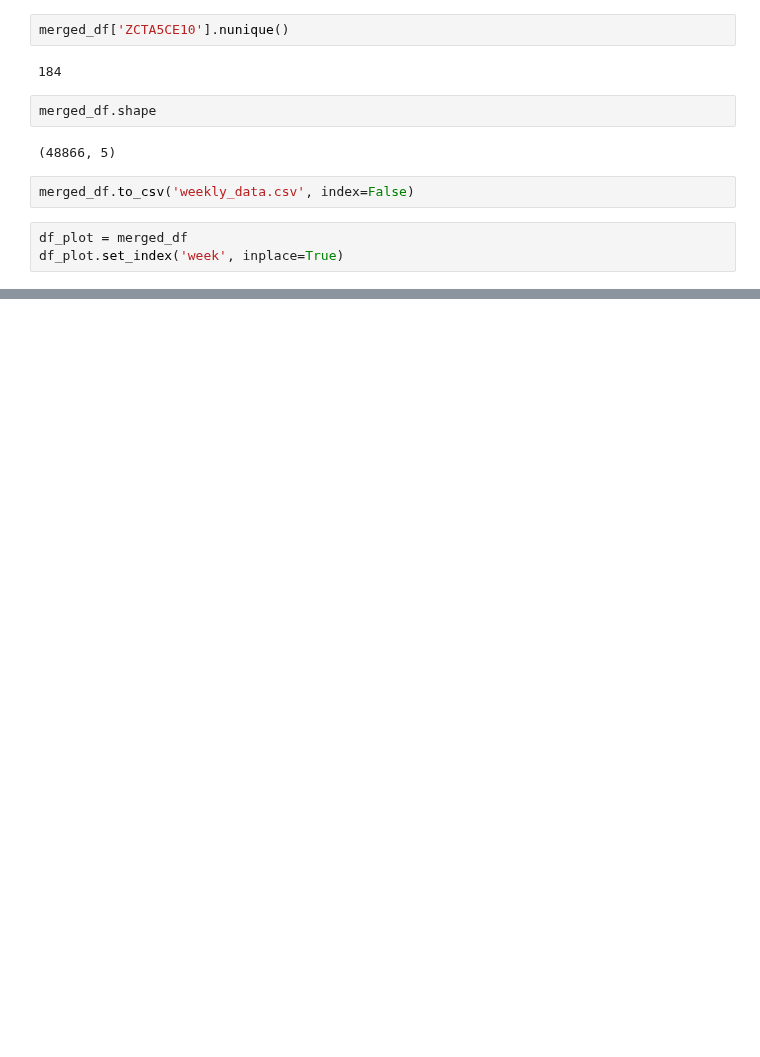
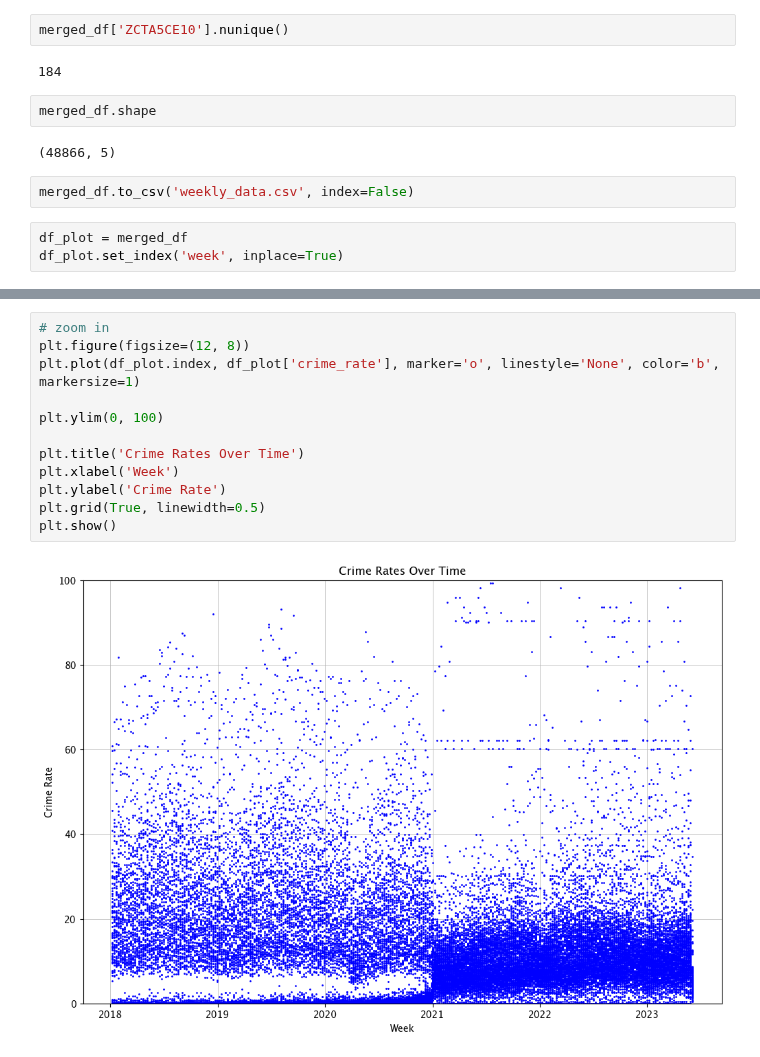
Before and after one commit to bail-reform/NYC, a Jupyter notebook: NYC_Data_Aggregation .ipynb, the cells around one changed output, grey strips where cells are left out. Drawn from its saved outputs; the diff is of its cells as text; blank space fills up the shorter version.

```diff
--- a/NYC_Data_Aggregation .ipynb
+++ b/NYC_Data_Aggregation .ipynb
@@ -252,0 +253,14 @@ print(merged_df['crime_rate'].median())
+# %%
+# zoom in
+plt.figure(figsize=(12, 8))
+plt.plot(df_plot.index, df_plot['crime_rate'], marker='o', linestyle='None', color='b', markersize=1)
+
+plt.ylim(0, 100)
+
+plt.title('Crime Rates Over Time')
+plt.xlabel('Week')
+plt.ylabel('Crime Rate')
+plt.grid(True, linewidth=0.5)
+plt.show()
+# %% [output]
+[figure, added]
```
Also changed, not shown: parts of 6 cells of this notebook.
